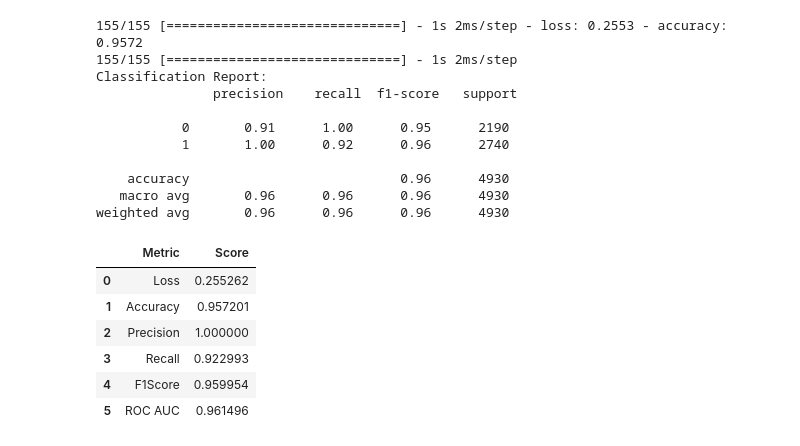
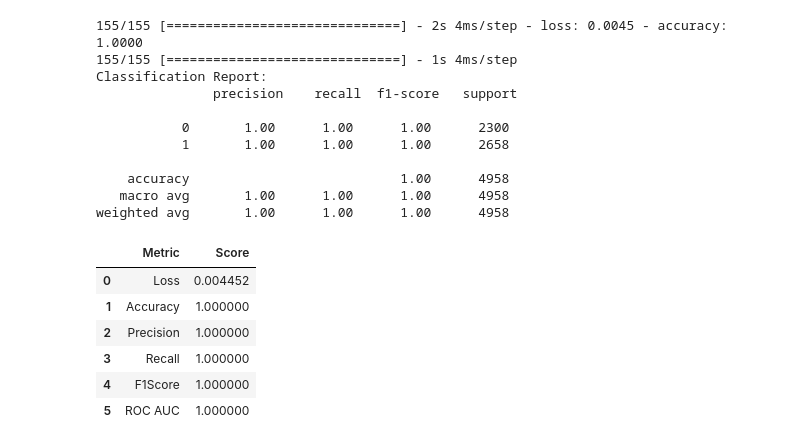
Before and after one commit to MauritzHaekli/stock-trend-predictor, a Jupyter notebook: scripts/predict_stock_trend.ipynb, the cells around one changed output. Saved outputs shown, nothing was run; the diff lists cells and outputs as text; code cells hidden in the pictures.

```diff
--- a/scripts/predict_stock_trend.ipynb
+++ b/scripts/predict_stock_trend.ipynb
@@ -41,40 +54,40 @@ Loading datasets: 25.78 seconds
 # %%
 from sklearn.metrics import classification_report
 from keras.models import load_model
 from utils.model_evaluator import ModelEvaluator
 
 model_path: str = "../models/saved models/trained_StockTrendLSTM_model.keras"
 model = load_model(model_path)
 
-test_loss, test_accuracy = model.evaluate(X_test, y_test)
-y_pred_prob = model.predict(X_test)
+test_loss, test_accuracy = model.evaluate(X_test_scaled, y_test)
+y_pred_prob = model.predict(X_test_scaled)
 y_pred = (y_pred_prob > 0.5).astype(int)
 
 classification_report_output = classification_report(y_test, y_pred)
 print('Classification Report:\n', classification_report_output)
 
 model_evaluator = ModelEvaluator(test_loss, y_test, y_pred)
 metrics_df = model_evaluator.evaluation_metrics
 metrics_df
 # %% [output]
-155/155 [==============================] - 1s 2ms/step - loss: 0.2553 - accuracy: 0.9572
-155/155 [==============================] - 1s 2ms/step
+155/155 [==============================] - 2s 4ms/step - loss: 0.0045 - accuracy: 1.0000
+155/155 [==============================] - 1s 4ms/step
 Classification Report:
                precision    recall  f1-score   support
 
-           0       0.91      1.00      0.95      2190
-           1       1.00      0.92      0.96      2740
+           0       1.00      1.00      1.00      2300
+           1       1.00      1.00      1.00      2658
 
-    accuracy                           0.96      4930
-   macro avg       0.96      0.96      0.96      4930
-weighted avg       0.96      0.96      0.96      4930
+    accuracy                           1.00      4958
+   macro avg       1.00      1.00      1.00      4958
+weighted avg       1.00      1.00      1.00      4958
 |  | Metric | Score |
-| 0 | Loss | 0.255262 |
-| 1 | Accuracy | 0.957201 |
+| 0 | Loss | 0.004452 |
+| 1 | Accuracy | 1.000000 |
 | 2 | Precision | 1.000000 |
-| 3 | Recall | 0.922993 |
-| 4 | F1Score | 0.959954 |
-| 5 | ROC AUC | 0.961496 |
+| 3 | Recall | 1.000000 |
+| 4 | F1Score | 1.000000 |
+| 5 | ROC AUC | 1.000000 |
 # %%
 pd.set_option('display.max_rows', None)
 pd.set_option('display.max_columns', None)
```
Also changed, not shown: parts of 4 cells of this notebook, 6 other files.
